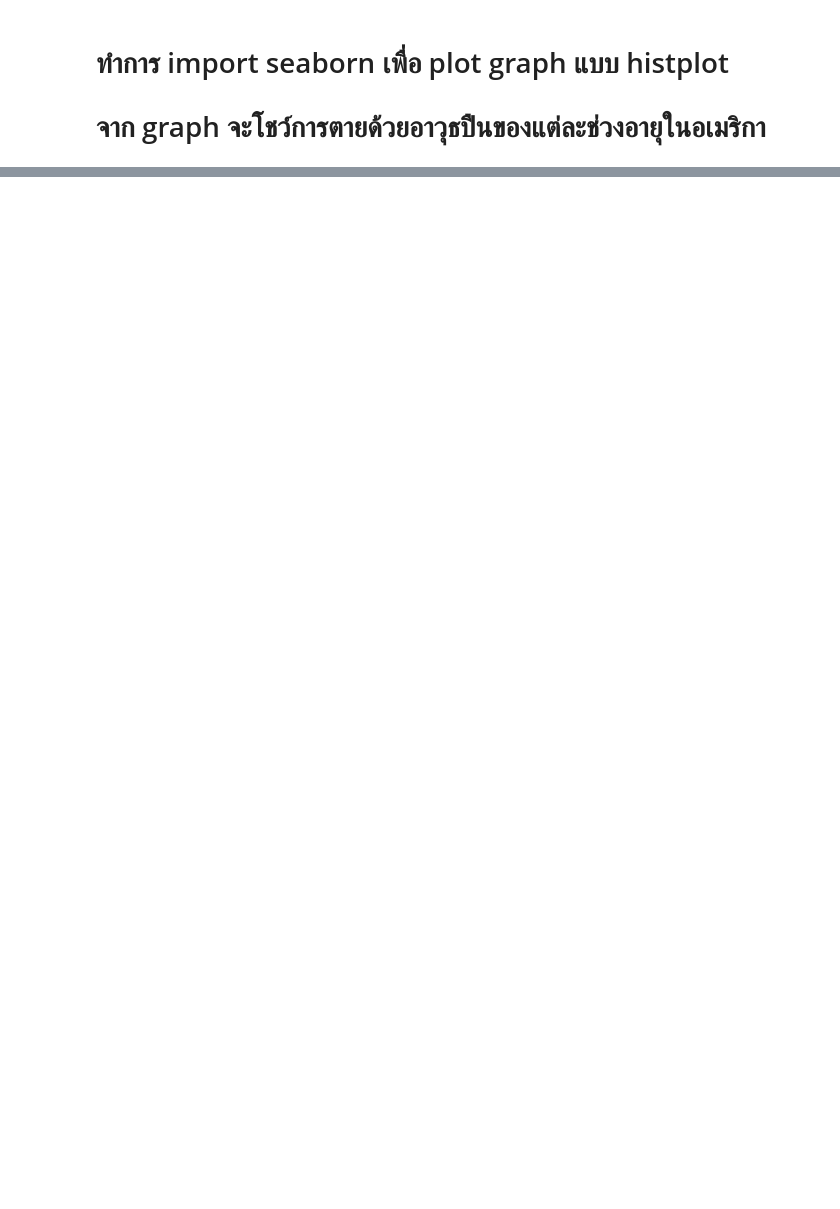
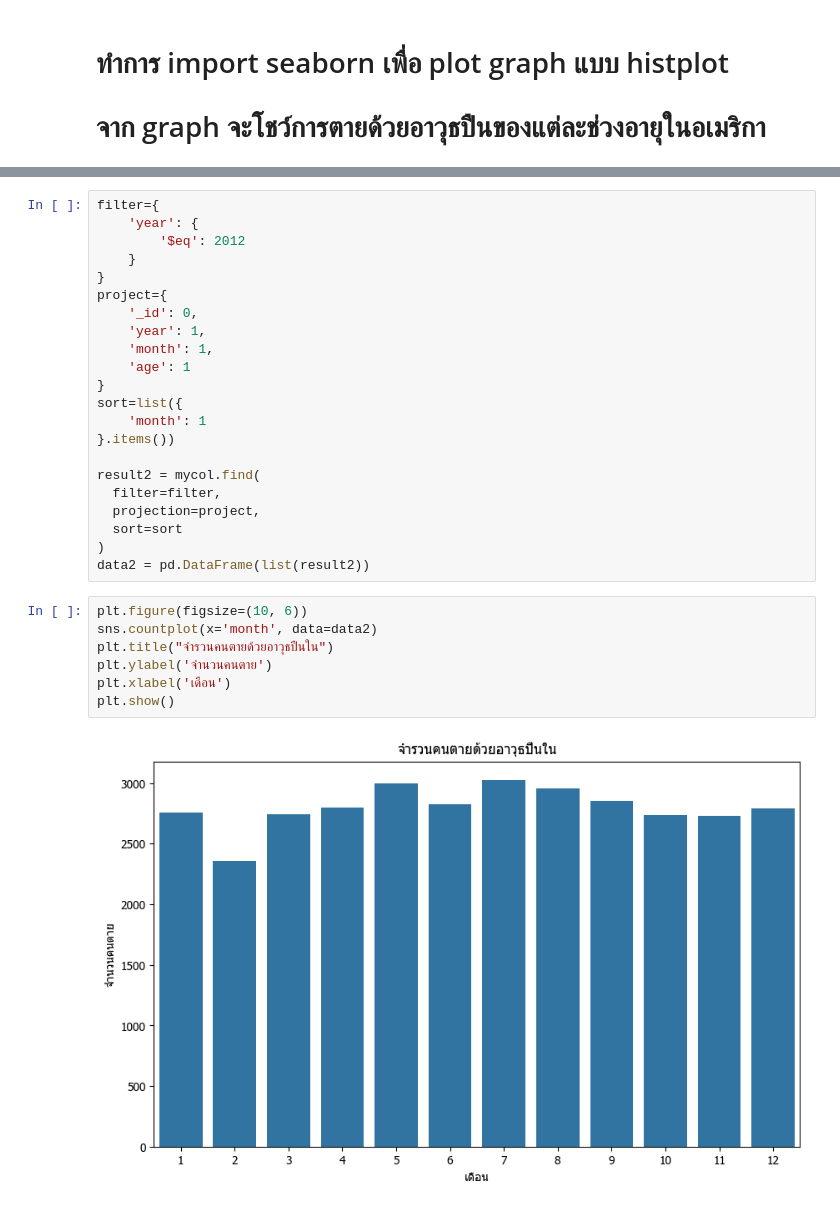
Before and after one commit to ThaphatTT/FinalDataAnalytics, a Jupyter notebook: GunAndDeathsInAmerica.ipynb, the cells around one changed output, grey strips where cells are left out. Cells and saved outputs as stored; diff of their text form; blank space fills up the shorter version.

```diff
--- a/GunAndDeathsInAmerica.ipynb
+++ b/GunAndDeathsInAmerica.ipynb
@@ -54,0 +72,31 @@ sns.histplot(x=data['age'])
+# %%
+filter={
+    'year': {
+        '$eq': 2012
+    }
+}
+project={
+    '_id': 0,
+    'year': 1,
+    'month': 1,
+    'age': 1
+}
+sort=list({
+    'month': 1
+}.items())
+
+result2 = mycol.find(
+  filter=filter,
+  projection=project,
+  sort=sort
+)
+data2 = pd.DataFrame(list(result2))
+# %%
+plt.figure(figsize=(10, 6))
+sns.countplot(x='month', data=data2)
+plt.title("จำรวนคนตายด้วยอาวุธปืนใน")
+plt.ylabel('จำนวนคนตาย')
+plt.xlabel('เดือน')
+plt.show()
+# %% [output]
+[figure, added]
```
Also changed, not shown: parts of 3 cells of this notebook.
